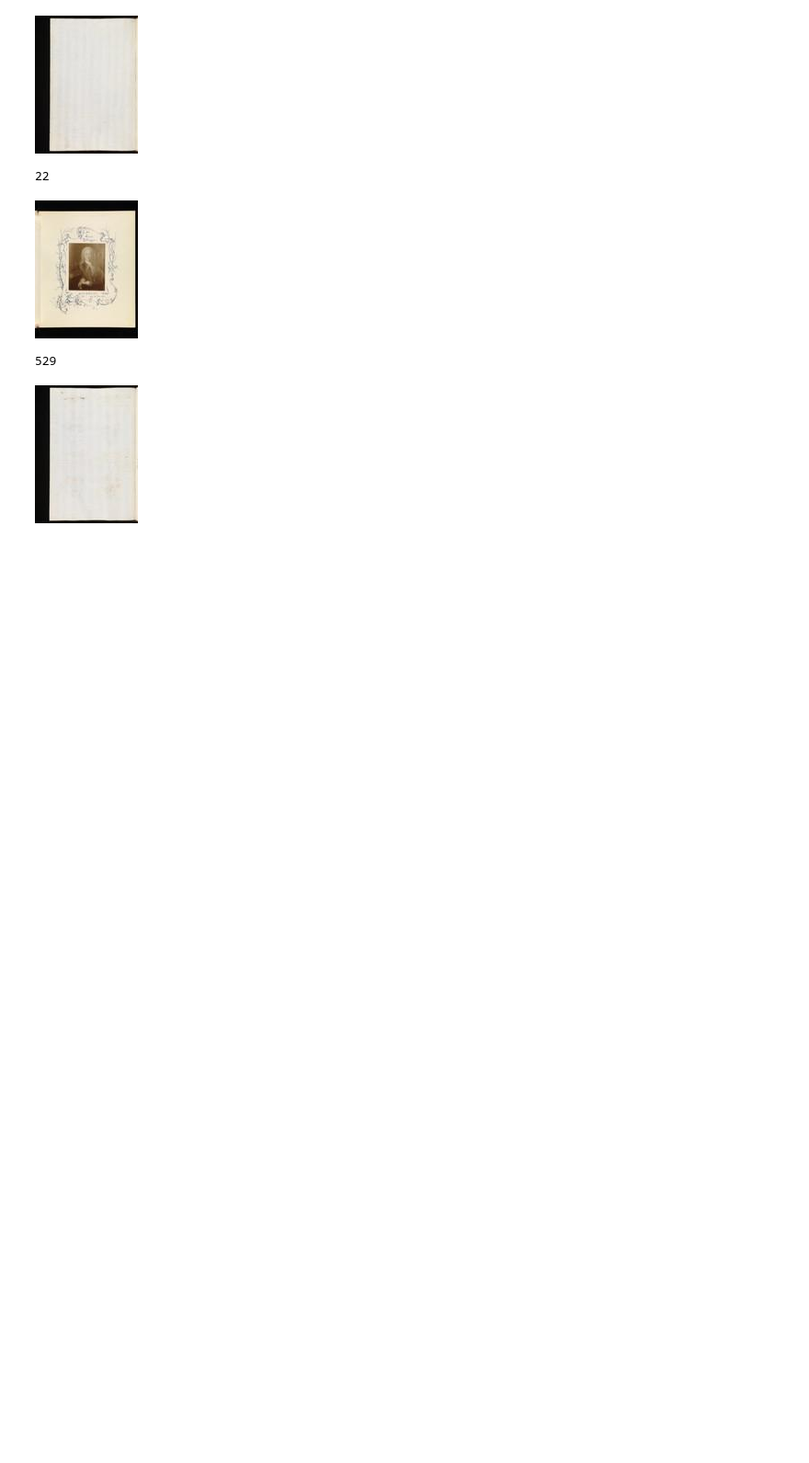
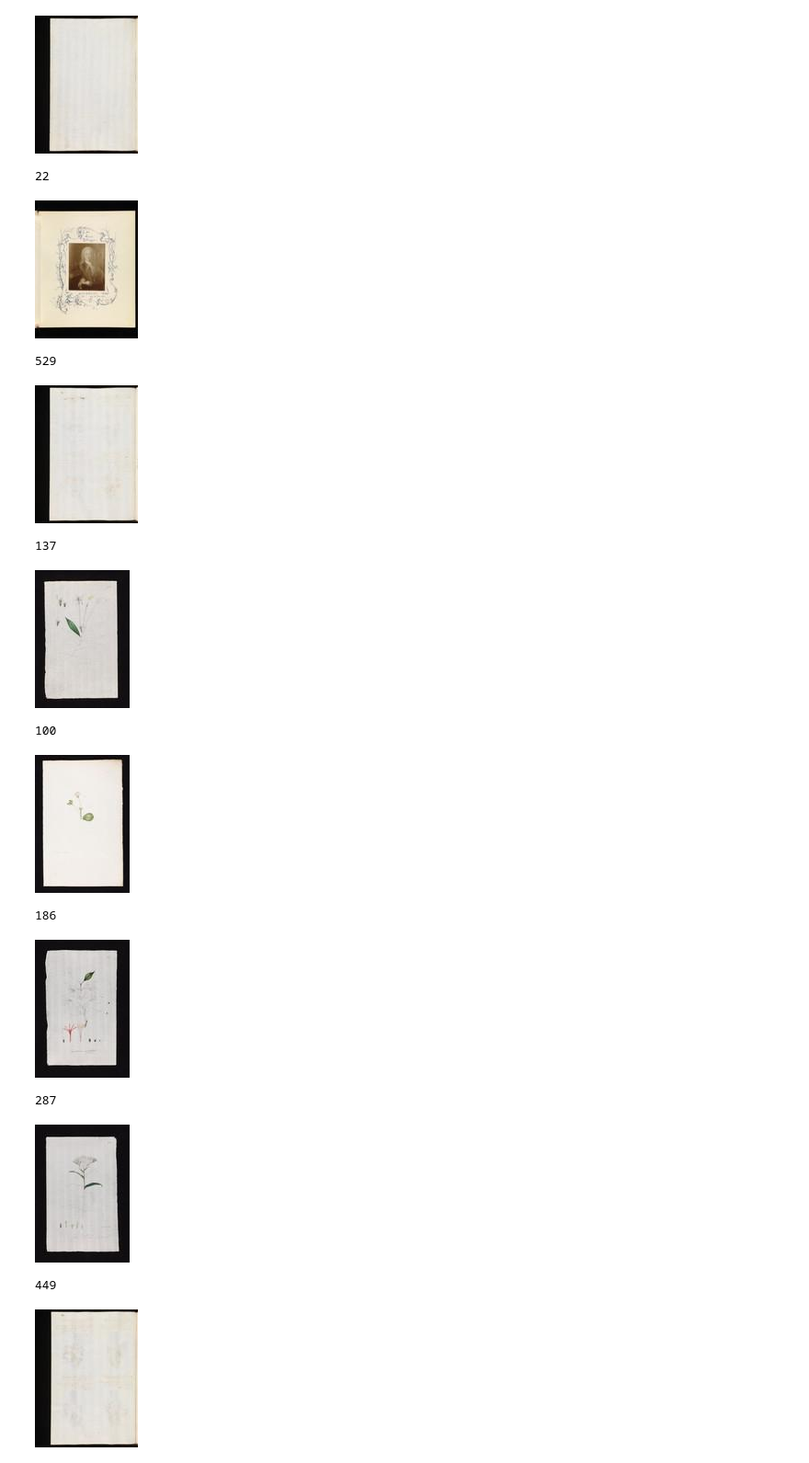
Before and after one commit to wjbmattingly/youtube-clip-demo, a Jupyter notebook: youtube-demo.ipynb, the cells around one changed output. Shown at 92% size. Saved outputs shown, nothing was run; the diff lists cells and outputs as text; code cells hidden in the pictures; blank space fills up the shorter version.

```diff
--- a/youtube-demo.ipynb
+++ b/youtube-demo.ipynb
@@ -50,3 +50,21 @@ for idx in closest_5_idx:
 [figure]
 529
 [figure]
+# %%
+query_emb = model.encode(["medieval drawing of a leaf"], show_progress_bar=True)
+closest_5_idx, closest_5_dist = bhl_index.get_nns_by_vector(query_emb[0], 5,
+                                        include_distances=True)
+for idx in closest_5_idx:
+    print(idx)
+    display(img_list[idx])
+# %% [output]
+137
+[figure, added]
+100
+[figure, added]
+186
+[figure, added]
+287
+[figure, added]
+449
+[figure, added]
```
Also changed, not shown: 2 other files.
